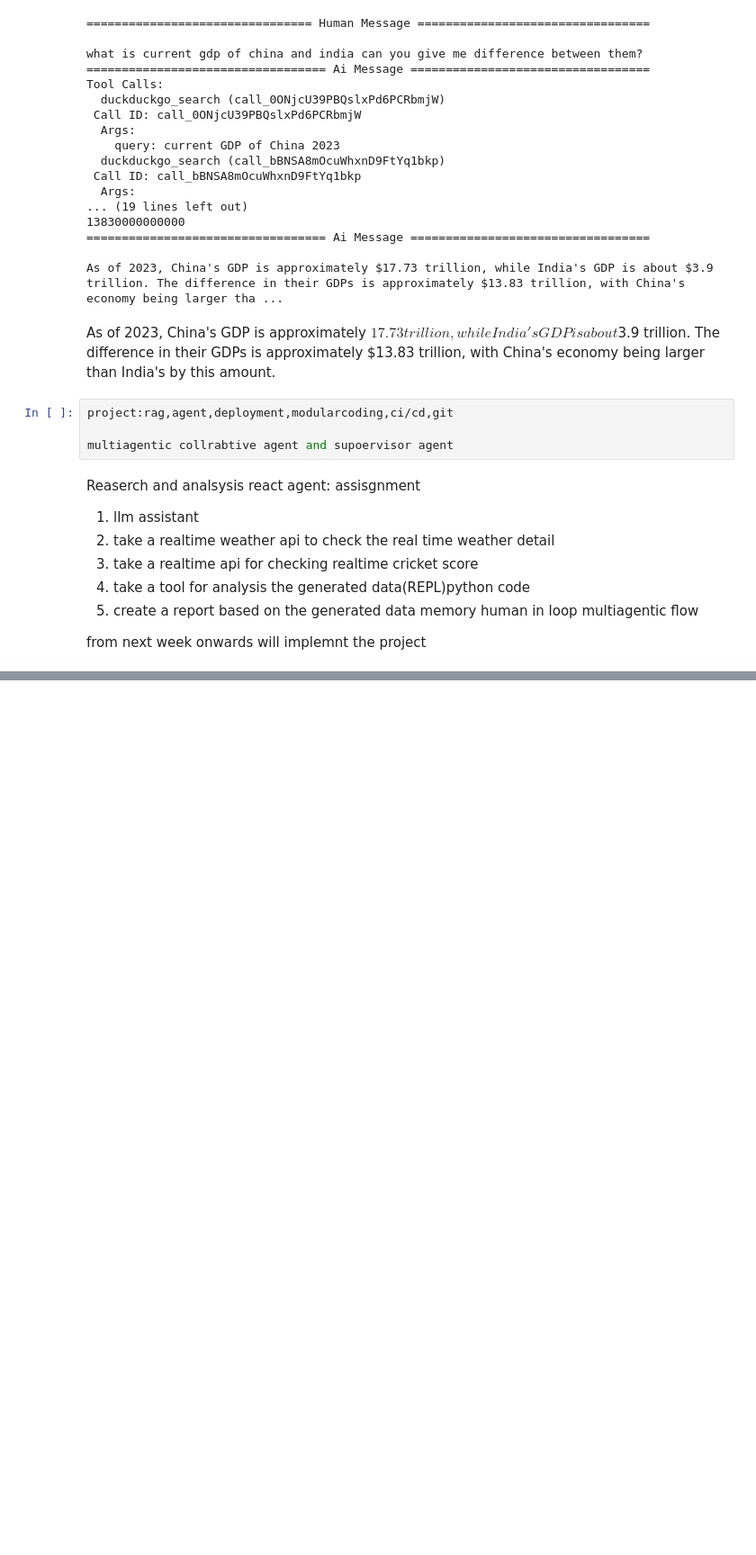
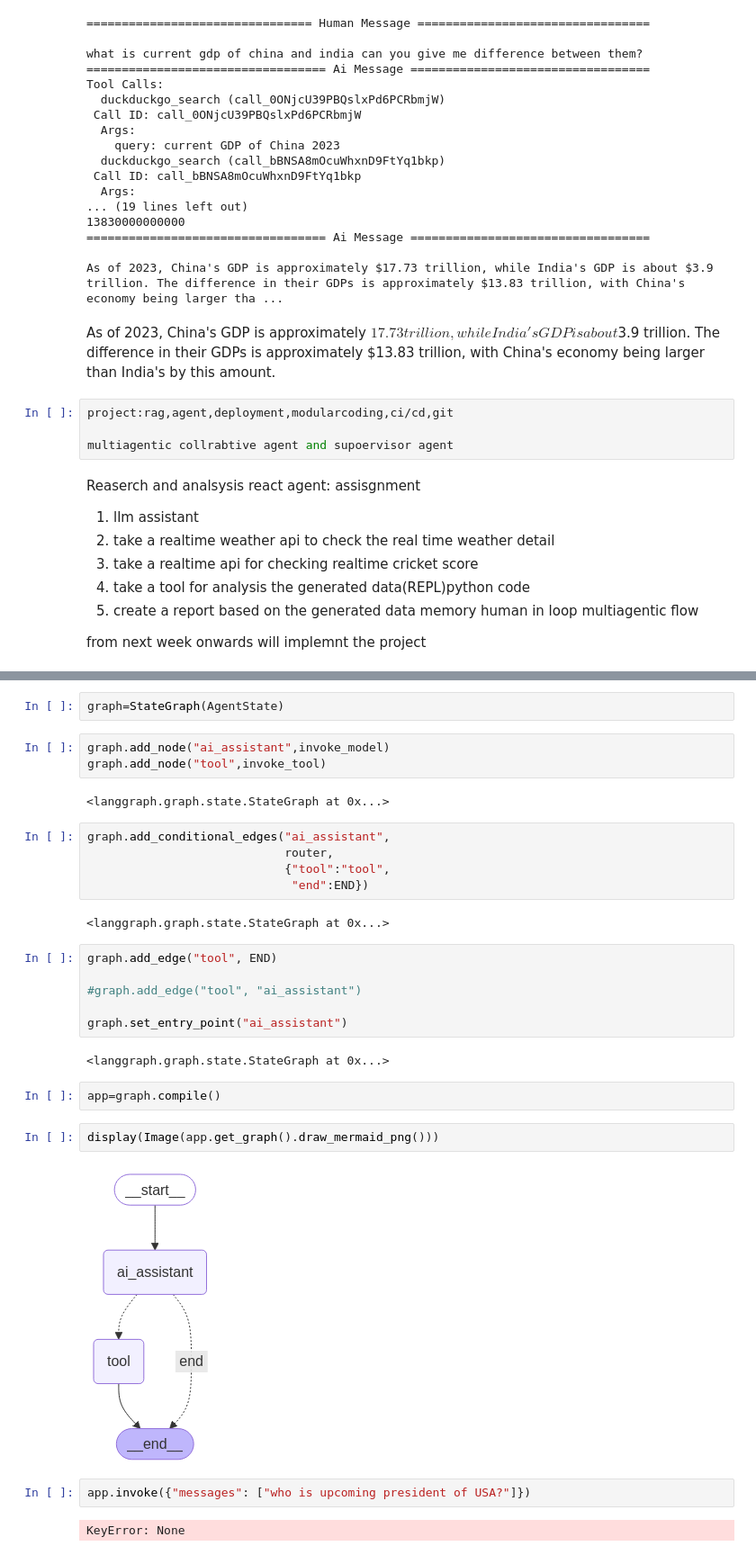
Before and after one commit to sunnysavita10/genai_bootcamp, a Jupyter notebook: langgraph-agents/langgraph_agents.ipynb, the cells around one changed output, grey strips where cells are left out. Shown at 90% size. Cells and saved outputs as stored; diff of their text form; blank space fills up the shorter version.

```diff
--- a/langgraph-agents/langgraph_agents.ipynb
+++ b/langgraph-agents/langgraph_agents.ipynb
@@ -490,0 +645,32 @@ from next week onwards will implemnt the project
+# %%
+graph=StateGraph(AgentState)
+# %%
+graph.add_node("ai_assistant",invoke_model)
+graph.add_node("tool",invoke_tool)
+# %% [output]
+<langgraph.graph.state.StateGraph at 0x...>
+# %%
+graph.add_conditional_edges("ai_assistant",
+                            router,
+                            {"tool":"tool",
+                             "end":END})
+# %% [output]
+<langgraph.graph.state.StateGraph at 0x...>
+# %%
+graph.add_edge("tool", END)
+
+#graph.add_edge("tool", "ai_assistant")
+
+graph.set_entry_point("ai_assistant")
+# %% [output]
+<langgraph.graph.state.StateGraph at 0x...>
+# %%
+app=graph.compile()
+# %%
+display(Image(app.get_graph().draw_mermaid_png()))
+# %% [output]
+[figure, added]
+# %%
+app.invoke({"messages": ["who is upcoming president of USA?"]})
+# %% [output]
+KeyError: None
```
Also changed, not shown: parts of 25 cells of this notebook.
